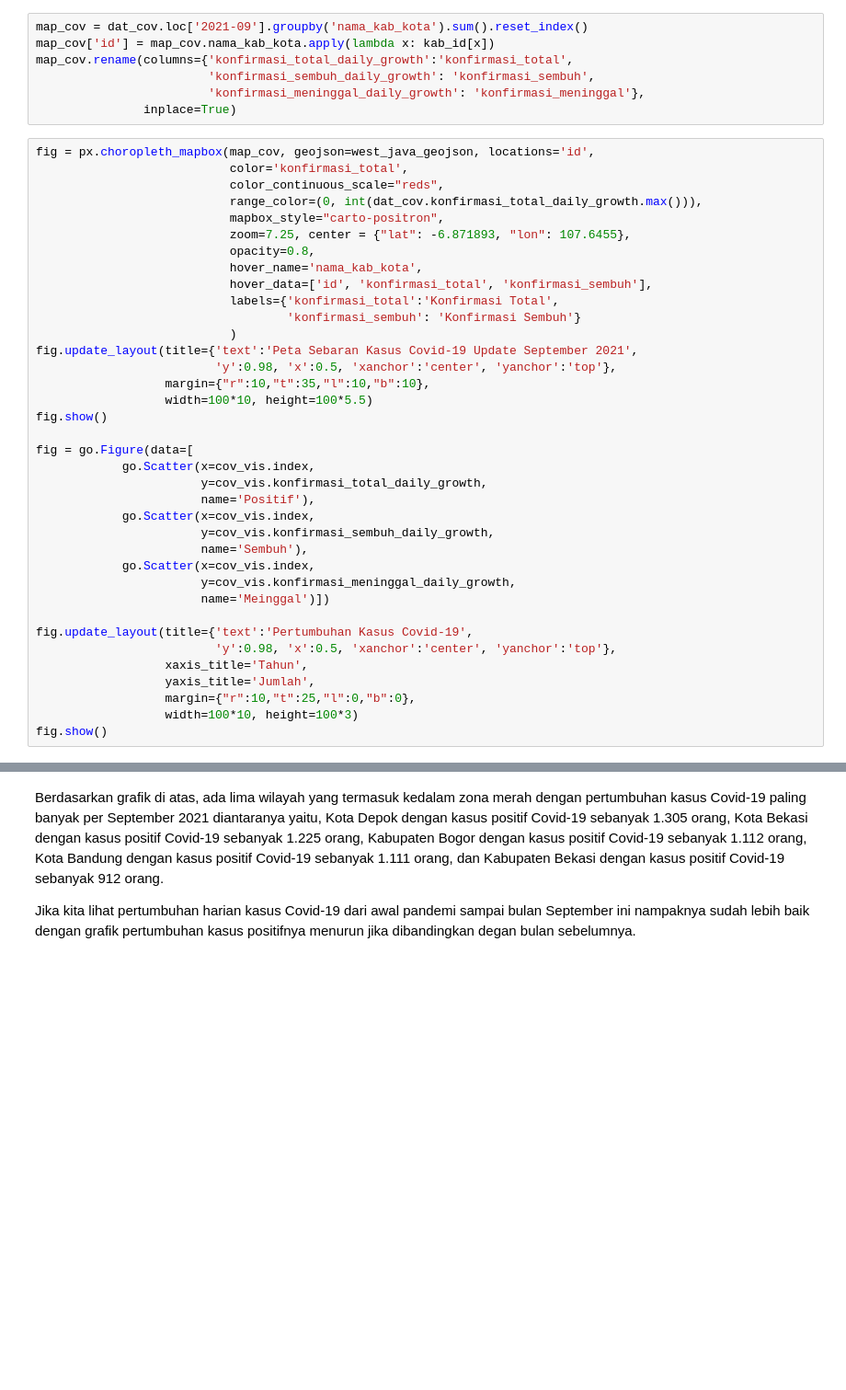
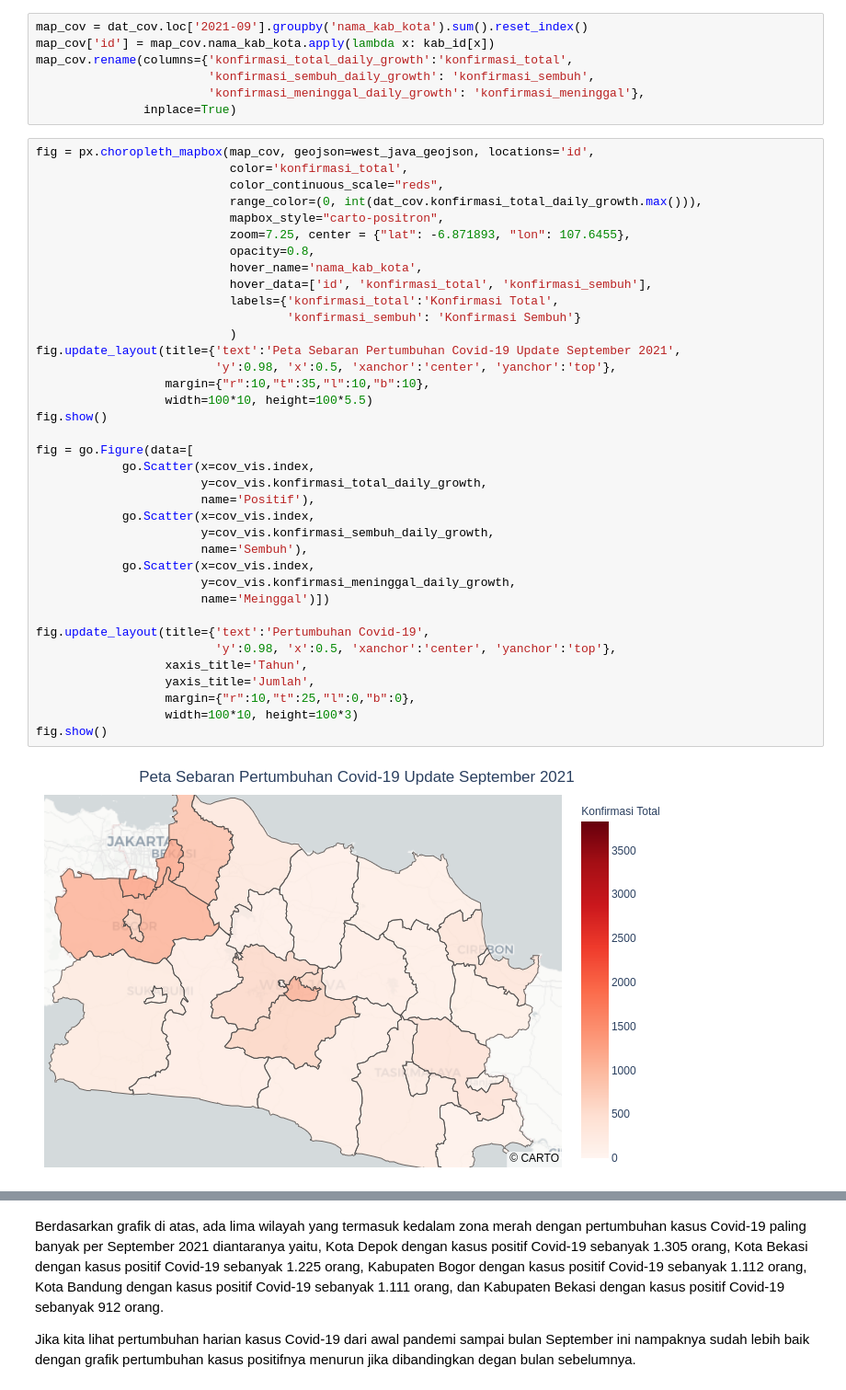
Before and after one commit to Yustira/Analisis_Wisata_Perkemahan_Jabar, a Jupyter notebook: Analisis_Data.ipynb, the cells around one changed output, grey strips where cells are left out. Shown at 92% size. Saved outputs shown, nothing was run; the diff lists cells and outputs as text; blank space fills up the shorter version.

```diff
--- a/Analisis_Data.ipynb
+++ b/Analisis_Data.ipynb
@@ -352,32 +346,34 @@ fig = px.choropleth_mapbox(map_cov, geojson=west_java_geojson, locations='id',
                            mapbox_style="carto-positron",
                            zoom=7.25, center = {"lat": -6.871893, "lon": 107.6455},
                            opacity=0.8,
                            hover_name='nama_kab_kota',
                            hover_data=['id', 'konfirmasi_total', 'konfirmasi_sembuh'],
                            labels={'konfirmasi_total':'Konfirmasi Total',
                                    'konfirmasi_sembuh': 'Konfirmasi Sembuh'}
                            )
-fig.update_layout(title={'text':'Peta Sebaran Kasus Covid-19 Update September 2021',
+fig.update_layout(title={'text':'Peta Sebaran Pertumbuhan Covid-19 Update September 2021',
                          'y':0.98, 'x':0.5, 'xanchor':'center', 'yanchor':'top'},
                   margin={"r":10,"t":35,"l":10,"b":10},
                   width=100*10, height=100*5.5)
 fig.show()
 
 fig = go.Figure(data=[
             go.Scatter(x=cov_vis.index,
                        y=cov_vis.konfirmasi_total_daily_growth,
                        name='Positif'),
             go.Scatter(x=cov_vis.index,
                        y=cov_vis.konfirmasi_sembuh_daily_growth,
                        name='Sembuh'),
             go.Scatter(x=cov_vis.index,
                        y=cov_vis.konfirmasi_meninggal_daily_growth,
                        name='Meinggal')])
 
-fig.update_layout(title={'text':'Pertumbuhan Kasus Covid-19',
+fig.update_layout(title={'text':'Pertumbuhan Covid-19',
                          'y':0.98, 'x':0.5, 'xanchor':'center', 'yanchor':'top'},
                   xaxis_title='Tahun',
                   yaxis_title='Jumlah',
                   margin={"r":10,"t":25,"l":0,"b":0},
                   width=100*10, height=100*3)
 fig.show()
+# %% [output]
+[figure, added]
```
Also changed, not shown: parts of 26 cells of this notebook.
